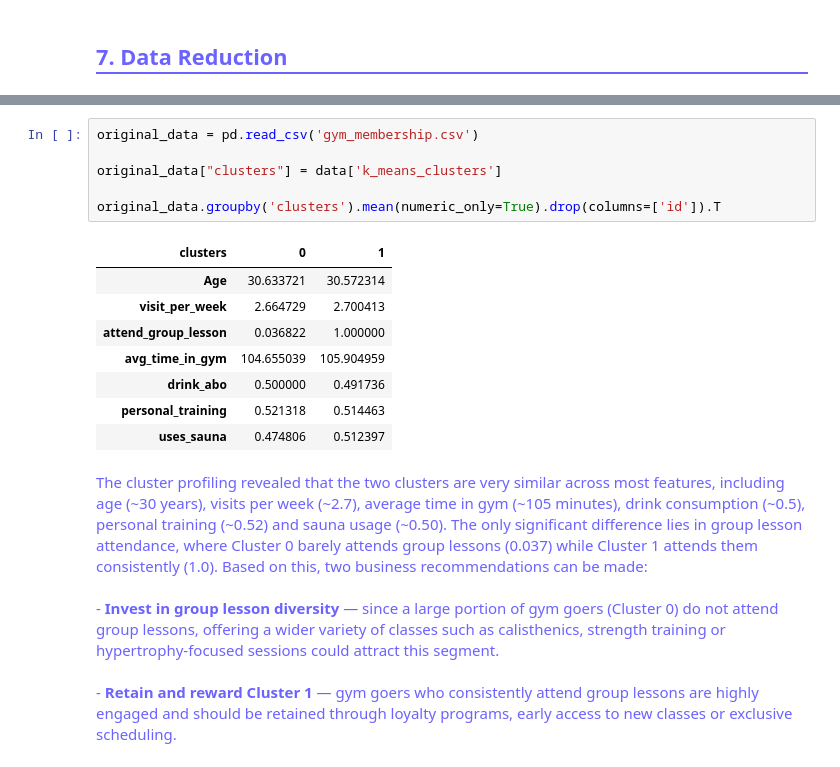
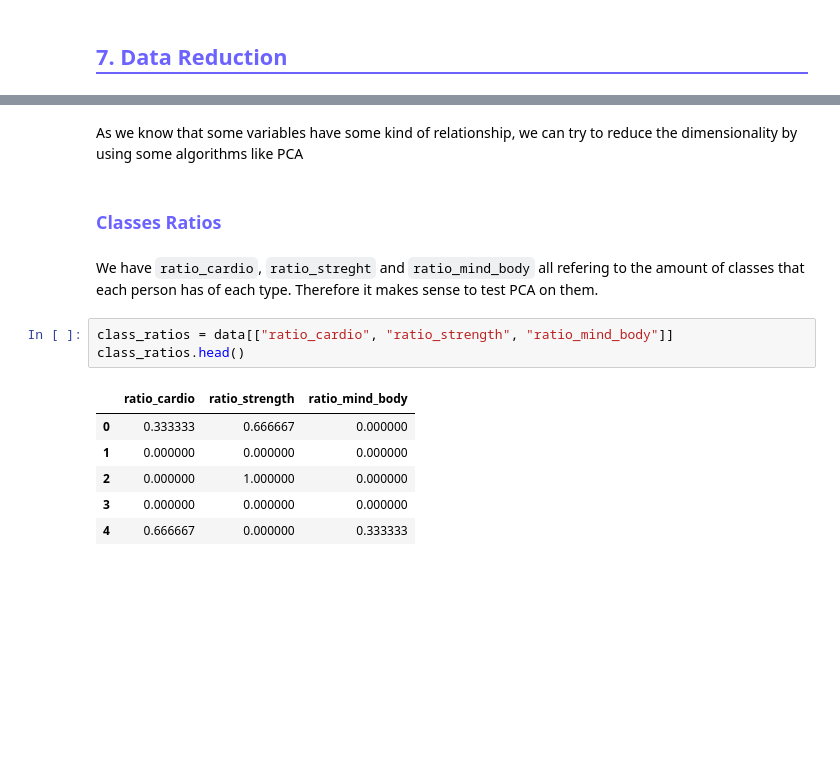
Before and after one commit to DiogoCapelaGoncalves/GymClusterML2, a Jupyter notebook: 02_modeling.ipynb, the cells around one changed output, grey strips where cells are left out. Drawn from its saved outputs; the diff is of its cells as text; blank space fills up the shorter version.

```diff
--- a/02_modeling.ipynb
+++ b/02_modeling.ipynb
@@ -377,32 +65,16 @@ plt.show()
-# %%
-original_data = pd.read_csv('gym_membership.csv')
-
-original_data["clusters"] = data['k_means_clusters']
-
-original_data.groupby('clusters').mean(numeric_only=True).drop(columns=['id']).T
-# %% [output]
-| clusters | 0 | 1 |
-| Age | 30.633721 | 30.572314 |
-| visit_per_week | 2.664729 | 2.700413 |
-| attend_group_lesson | 0.036822 | 1.000000 |
-| avg_time_in_gym | 104.655039 | 105.904959 |
-| drink_abo | 0.500000 | 0.491736 |
-| personal_training | 0.521318 | 0.514463 |
-| uses_sauna | 0.474806 | 0.512397 |
-# %% [markdown]
-<p style="color:#6c63ff; font-size:15px; line-height:1.7; margin:5px 0 15px;">
-The cluster profiling revealed that the two clusters are very similar across most features,
-including age (~30 years), visits per week (~2.7), average time in gym (~105 minutes),
-drink consumption (~0.5), personal training (~0.52) and sauna usage (~0.50).
-The only significant difference lies in group lesson attendance, where Cluster 0 barely
-attends group lessons (0.037) while Cluster 1 attends them consistently (1.0).
-Based on this, two business recommendations can be made:
-<br><br>
-- <strong>Invest in group lesson diversity</strong> — since a large portion of gym goers (Cluster 0)
-do not attend group lessons, offering a wider variety of classes such as calisthenics,
-strength training or hypertrophy-focused sessions could attract this segment.
-<br><br>
-- <strong>Retain and reward Cluster 1</strong> — gym goers who consistently attend group lessons
-are highly engaged and should be retained through loyalty programs, early access to
-new classes or exclusive scheduling.
-</p>
+# %% [markdown]
+As we know that some variables have some kind of relationship, we can try to reduce the dimensionality by using some algorithms like PCA
+# %% [markdown]
+<h3 id = "imports" style="color:#6c63ff;"> Classes Ratios </h3>
+# %% [markdown]
+We have <code>ratio_cardio</code>, <code>ratio_streght</code> and <code>ratio_mind_body</code> all refering to the amount of classes that each person has of each type. Therefore it makes sense to test PCA on them.
+# %%
+class_ratios = data[["ratio_cardio", "ratio_strength", "ratio_mind_body"]]
+class_ratios.head()
+# %% [output]
+|  | ratio_cardio | ratio_strength | ratio_mind_body |
+| 0 | 0.333333 | 0.666667 | 0.000000 |
+| 1 | 0.000000 | 0.000000 | 0.000000 |
+| 2 | 0.000000 | 1.000000 | 0.000000 |
+| 3 | 0.000000 | 0.000000 | 0.000000 |
+| 4 | 0.666667 | 0.000000 | 0.333333 |
```
Also changed, not shown: parts of 57 cells of this notebook, 2 other files.
